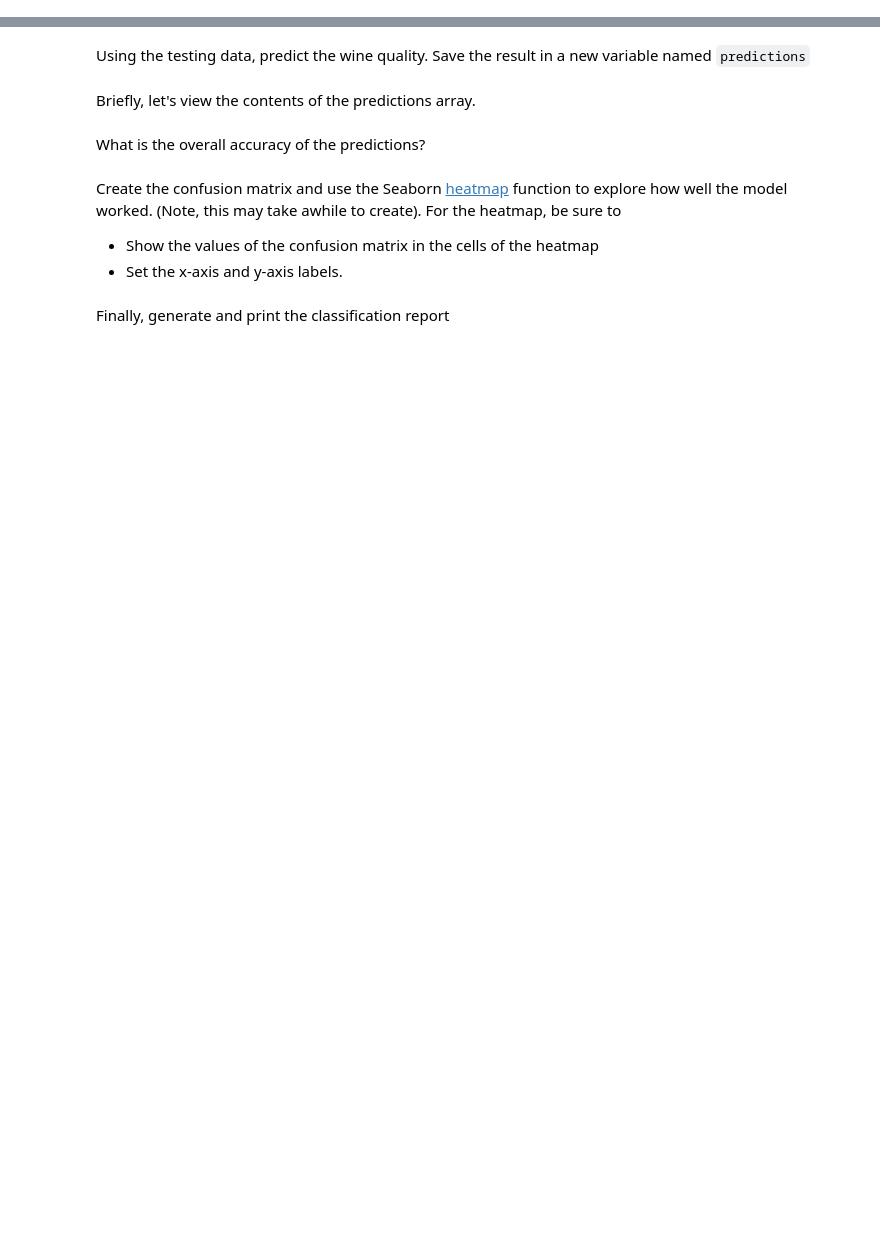
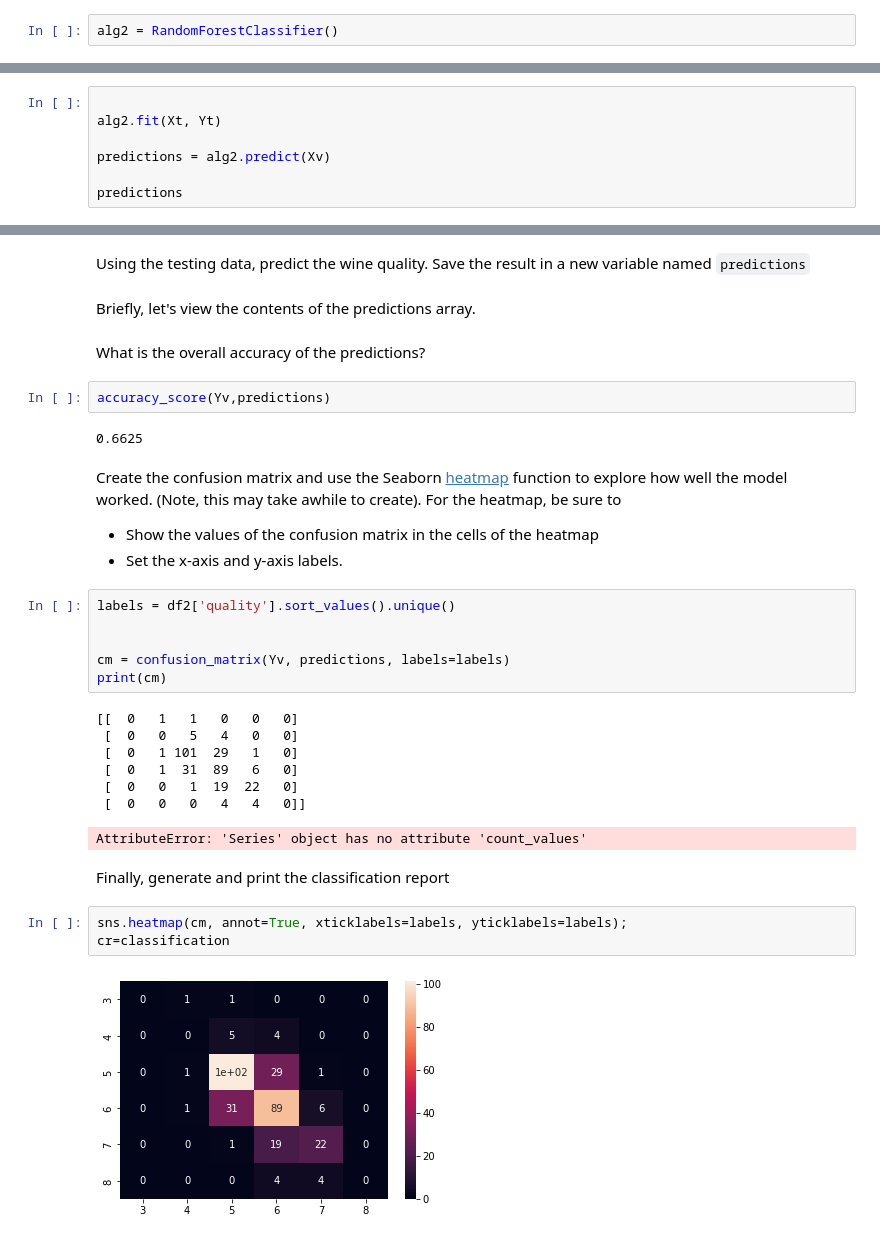
Before and after one commit to ko0000/Data-Analytics-With-Python, a Jupyter notebook: Module2-Data_Analytics/D10-Supervised_Machine_Learning.ipynb, the cells around one changed output, grey strips where cells are left out. Cells and saved outputs as stored; diff of their text form; blank space fills up the shorter version.

```diff
--- a/Module2-Data_Analytics/D10-Supervised_Machine_Learning.ipynb
+++ b/Module2-Data_Analytics/D10-Supervised_Machine_Learning.ipynb
@@ -425,5 +391,14 @@ Plot the results of each of the models. Which performed best?
 ## Exercise 6: Use the Model to Predict.
 # %% [markdown]
 Create a new object of the classifier that performed best:
+# %%
+alg2 = RandomForestClassifier()
 # %% [markdown]
 Create a new model using all of the training data.
+# %%
+
+alg2.fit(Xt, Yt)
+
+predictions = alg2.predict(Xv)
+
+predictions
@@ -433,9 +424,32 @@ Using the testing data, predict the wine quality.  Save the result in a new vari
 Briefly, let's view the contents of the predictions array.
 # %% [markdown]
 What is the overall accuracy of the predictions?
+# %%
+accuracy_score(Yv,predictions)
+# %% [output]
+0.6625
 # %% [markdown]
 Create the confusion matrix and use the Seaborn [heatmap](https://seaborn.pydata.org/generated/seaborn.heatmap.html) function to explore how well the model worked. (Note, this may take awhile to create). For the heatmap, be sure to
 + Show the values of the confusion matrix in the cells of the heatmap
 + Set the x-axis and y-axis labels.
+# %%
+labels = df2['quality'].sort_values().unique()
+
+
+cm = confusion_matrix(Yv, predictions, labels=labels)
+print(cm)
+# %% [output]
+[[  0   1   1   0   0   0]
+ [  0   0   5   4   0   0]
+ [  0   1 101  29   1   0]
+ [  0   1  31  89   6   0]
+ [  0   0   1  19  22   0]
+ [  0   0   0   4   4   0]]
+AttributeError: 'Series' object has no attribute 'count_values'
 # %% [markdown]
 Finally, generate and print the classification report
+# %%
+sns.heatmap(cm, annot=True, xticklabels=labels, yticklabels=labels);
+cr=classification
+# %% [output]
+[figure, added]
```
Also changed, not shown: parts of 14 cells of this notebook.
